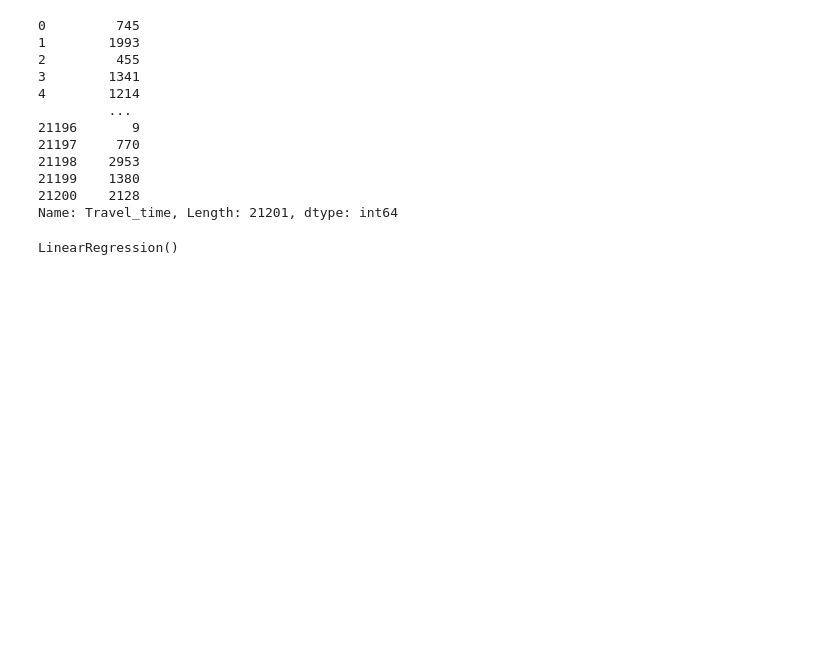
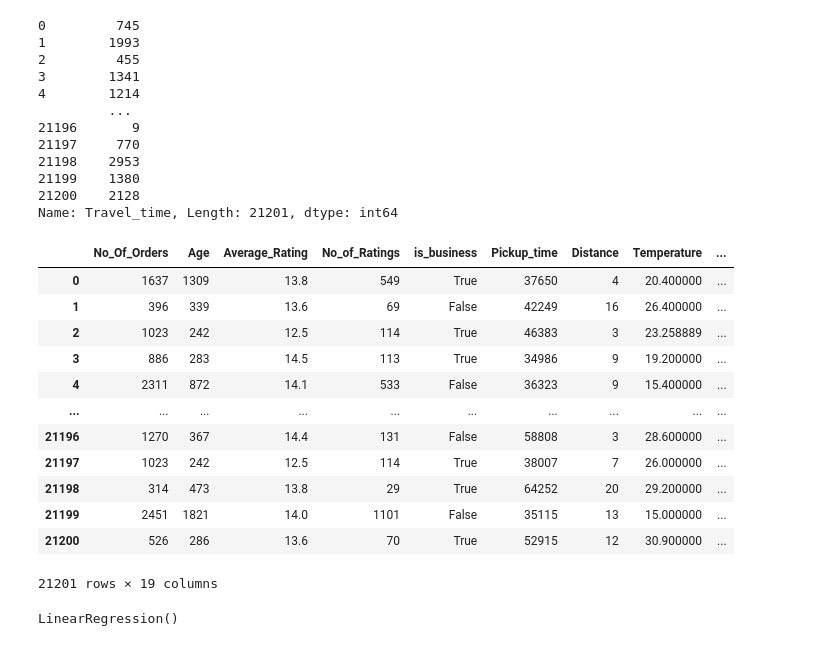
Before and after one commit to hughvd/sendy-logistics, a Jupyter notebook: modeling.ipynb, the cells around one changed output. Drawn from its saved outputs; the diff is of its cells as text; code cells hidden in the pictures; blank space fills up the shorter version.

```diff
--- a/modeling.ipynb
+++ b/modeling.ipynb
@@ -139,6 +125,22 @@ y
 21199    1380
 21200    2128
 Name: Travel_time, Length: 21201, dtype: int64
+# %%
+X
+# %% [output]
+|  | No_Of_Orders | Age | Average_Rating | No_of_Ratings | is_business | Pickup_time | Distance | Temperature | ... |
+| 0 | 1637 | 1309 | 13.8 | 549 | True | 37650 | 4 | 20.400000 | ... |
+| 1 | 396 | 339 | 13.6 | 69 | False | 42249 | 16 | 26.400000 | ... |
+| 2 | 1023 | 242 | 12.5 | 114 | True | 46383 | 3 | 23.258889 | ... |
+| 3 | 886 | 283 | 14.5 | 113 | True | 34986 | 9 | 19.200000 | ... |
+| 4 | 2311 | 872 | 14.1 | 533 | False | 36323 | 9 | 15.400000 | ... |
+| ... | ... | ... | ... | ... | ... | ... | ... | ... | ... |
+| 21196 | 1270 | 367 | 14.4 | 131 | False | 58808 | 3 | 28.600000 | ... |
+| 21197 | 1023 | 242 | 12.5 | 114 | True | 38007 | 7 | 26.000000 | ... |
+| 21198 | 314 | 473 | 13.8 | 29 | True | 64252 | 20 | 29.200000 | ... |
+| 21199 | 2451 | 1821 | 14.0 | 1101 | False | 35115 | 13 | 15.000000 | ... |
+| 21200 | 526 | 286 | 13.6 | 70 | True | 52915 | 12 | 30.900000 | ... |
+21201 rows × 19 columns
 # %%
 #
 model = LinearRegression()
```
Also changed, not shown: parts of 16 cells of this notebook.
